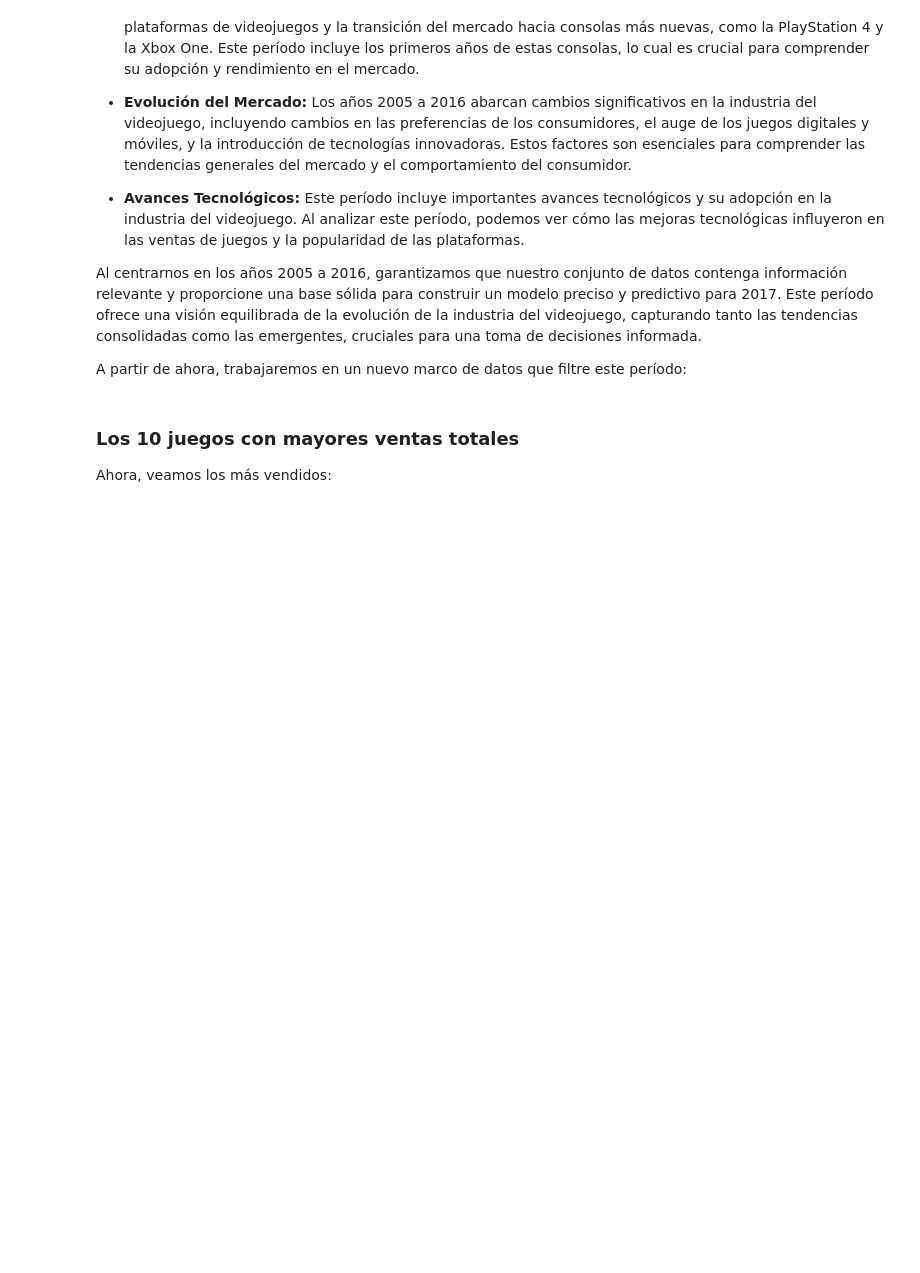
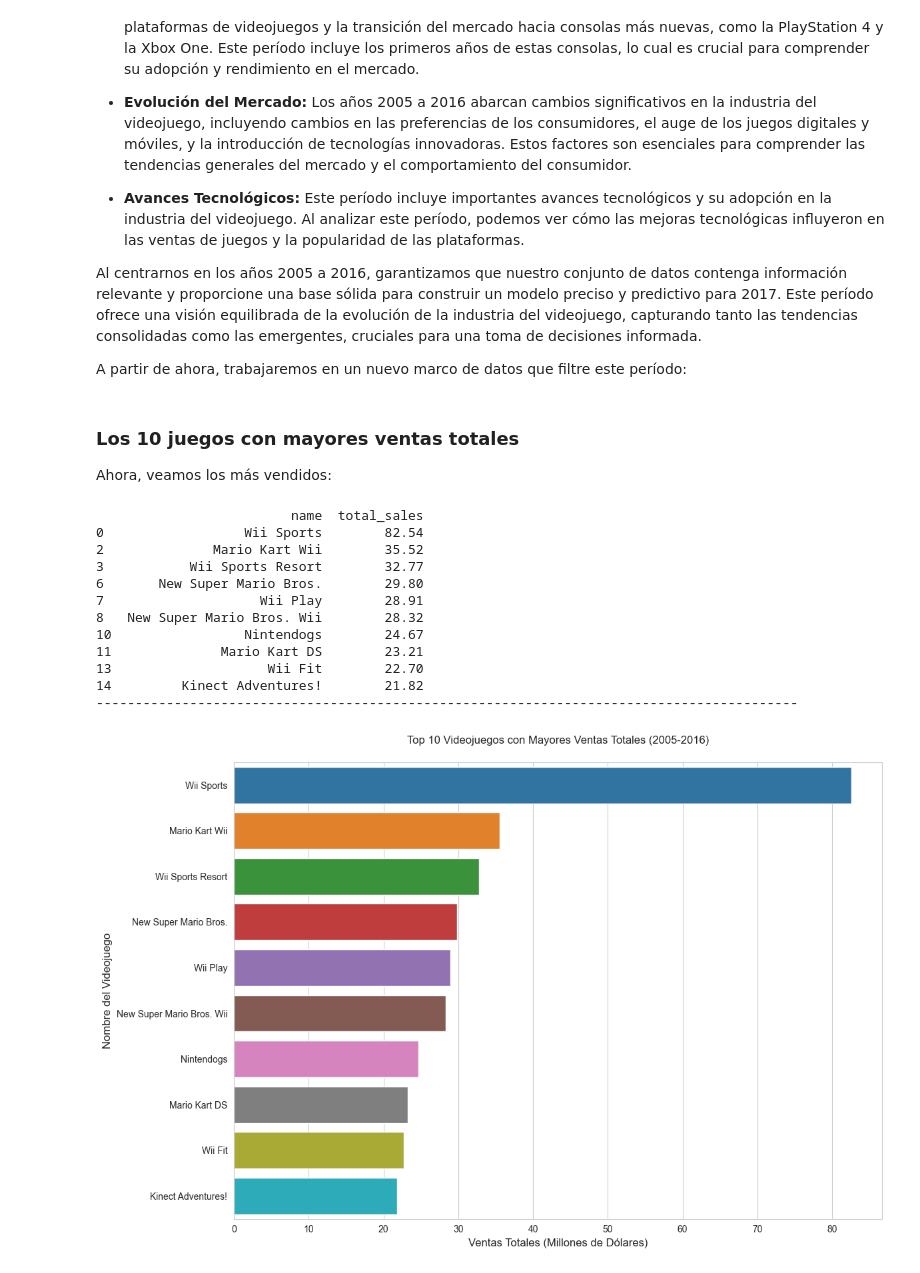
Before and after one commit to cruzdoscar/ice_store, a Jupyter notebook: EDA_videojuegos.ipynb, the cells around one changed output. Saved outputs shown, nothing was run; the diff lists cells and outputs as text; code cells hidden in the pictures; blank space fills up the shorter version.

```diff
--- a/EDA_videojuegos.ipynb
+++ b/EDA_videojuegos.ipynb
@@ -680,3 +681,38 @@ df_recent = df[(df['year_of_release'] >= 2005) & (df['year_of_release'] <= 2016)
 # %% [markdown]
 ### Los 10 juegos con mayores ventas totales
 Ahora, veamos los más vendidos:
+# %%
+# Seleccionamos las 10 filas con mayores ventas totales y las columnas 'name' y 'total_sales'
+top_10_games = df_recent.nlargest(10, 'total_sales')[['name', 'total_sales']]
+print(top_10_games)
+print("-"*90)
+
+# Creamos el gráfico de barras horizontales para una mejor visualización
+plt.figure(figsize=(12, 8))
+sns.set_style("whitegrid")
+sns.barplot(
+    data=top_10_games,
+    x='total_sales',
+    y='name',
+    hue='name',
+    legend=False
+)
+plt.title('Top 10 Videojuegos con Mayores Ventas Totales (2005-2016)', fontsize=12, pad=20)
+plt.xlabel('Ventas Totales (Millones de Dólares)', fontsize=12)
+plt.ylabel('Nombre del Videojuego', fontsize=12)
+plt.tight_layout()
+plt.show()
+# %% [output]
+                         name  total_sales
+0                  Wii Sports        82.54
+2              Mario Kart Wii        35.52
+3           Wii Sports Resort        32.77
+6       New Super Mario Bros.        29.80
+7                    Wii Play        28.91
+8   New Super Mario Bros. Wii        28.32
+10                 Nintendogs        24.67
+11              Mario Kart DS        23.21
+13                    Wii Fit        22.70
+14         Kinect Adventures!        21.82
+------------------------------------------------------------------------------------------
+[figure, added]
```
Also changed, not shown: parts of 21 cells of this notebook.
